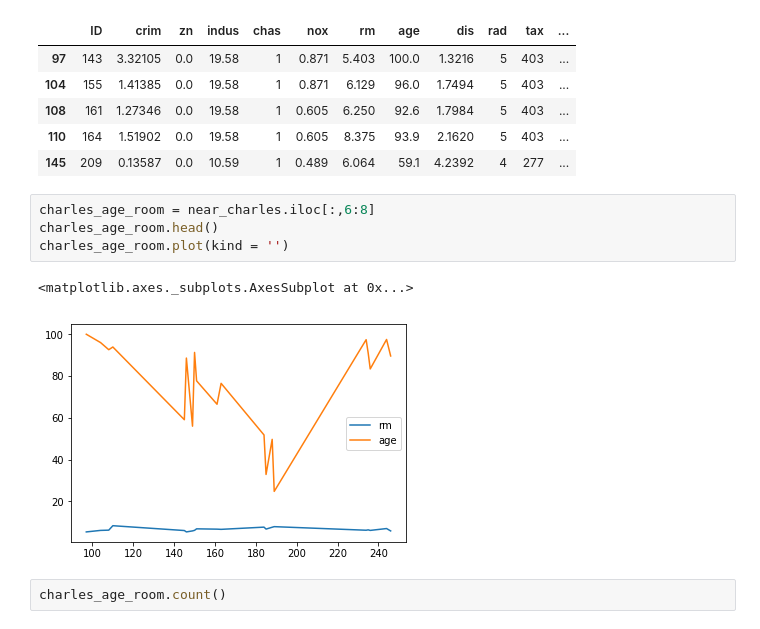
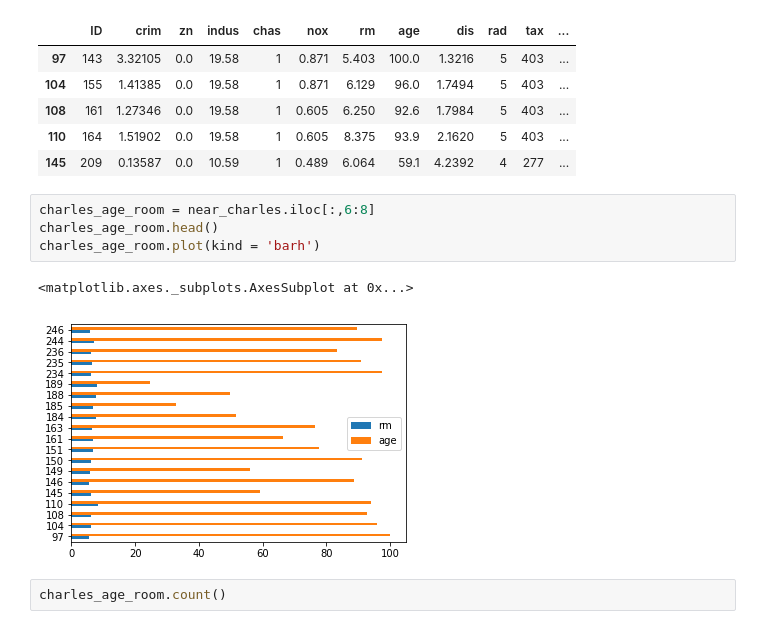
Before and after one commit to lnhdn/dsc-project-eda-with-pandas-nyc-ds-career-042219, a Jupyter notebook: index.ipynb, the cells around one changed output. Cells and saved outputs as stored; diff of their text form.

```diff
--- a/index.ipynb
+++ b/index.ipynb
@@ -149,10 +149,10 @@ near_charles.head()
 # %%
 charles_age_room = near_charles.iloc[:,6:8]
 charles_age_room.head()
-charles_age_room.plot(kind = '')
+charles_age_room.plot(kind = 'barh')
 # %% [output]
 <matplotlib.axes._subplots.AxesSubplot at 0x...>
-[figure, old version]
+[figure, new version]
 # %%
 charles_age_room.count()
 # %% [output]
```
